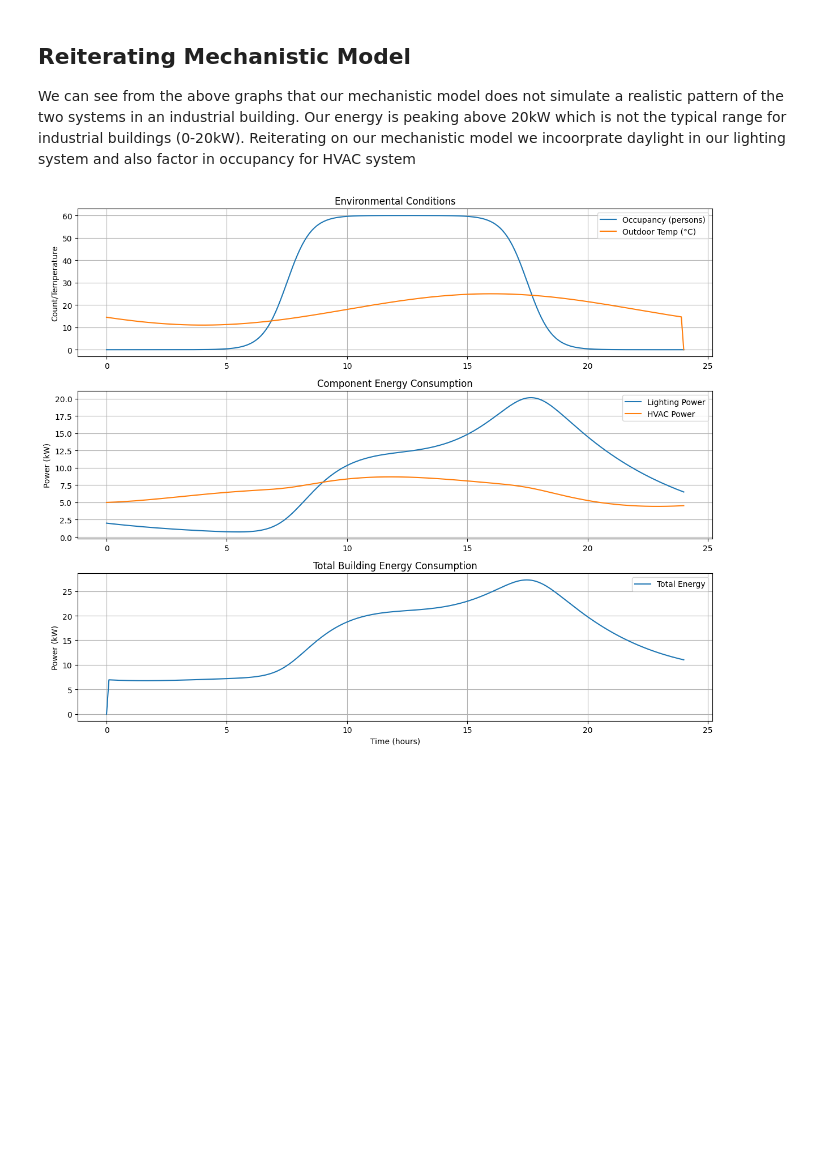
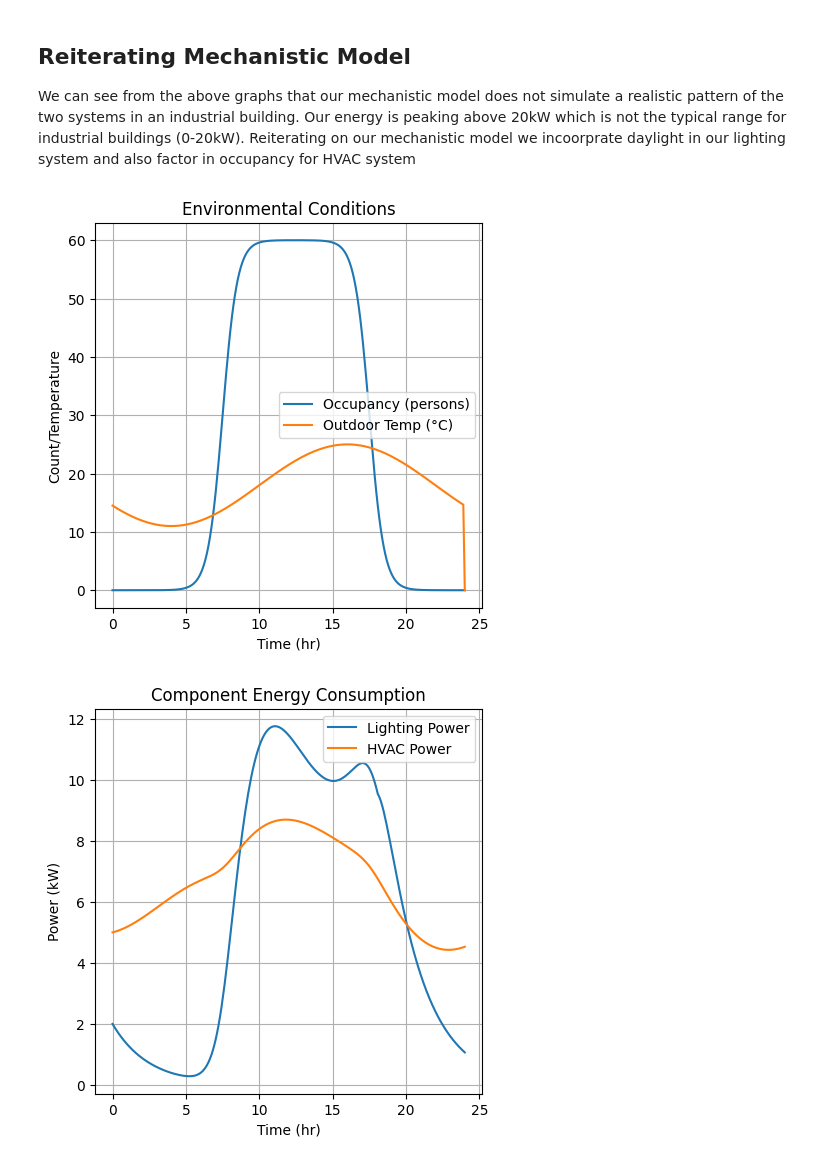
Before and after one commit to Themaytrix/mathmodeling_proj, a Jupyter notebook: proj1.ipynb, the cells around one changed output. Drawn from its saved outputs; the diff is of its cells as text; code cells hidden in the pictures; blank space fills up the shorter version.

```diff
--- a/proj1.ipynb
+++ b/proj1.ipynb
@@ -79,8 +85,8 @@ P_hvac = np.array([[0.75, 0.25],  # Moderate temperature, low HVAC consumption
 # defining constants
 k1 = 0.1    # Lighting response to occupancy (kW/person)
 k2 = 0.2  # Lighting decay rate (1/hours)
-k3 = 0.15   # HVAC response to temp difference (kW/°C)
-k4 = 0.08   # HVAC control efficiency (1/hours)
+k3 = 0.12   # HVAC response to temp difference (kW/°C)
+k4 = 0.15   # HVAC control efficiency (1/hours)
 T_in = 22
 T= 24 #unit time in hours (considering a day)
 
@@ -98,8 +104,8 @@ states_light = np.zeros(n_steps, dtype=int)
 states_hvac = np.zeros(n_steps,dtype=int)
 
 # define intial values for lighting and energy
-L_t[0] = 0.1
-H_t[0] = 0.1
+L_t[0] = 2
+H_t[0] = 5
 
 
 # Initialize states - low occupancy, low energy, non-working hours
@@ -127,7 +133,7 @@ for i in range(n_steps-1):
 
     # computing rates
     dLdt = k1 * O_t - k2 * L_t[i]
-    dHdt = -k3 * (T_out - T_in)
+    dHdt = -k3 * (T_out - T_in) - k4*H_t[i]
 
     # computing forward euler
     L_t[i+1] = L_t[i] + dLdt * dt
@@ -139,6 +145,8 @@ plt.figure(figsize=(7,7))
 plt.plot(time, [occupancy(t,max_o) for t in time], label='Occupancy')
 plt.plot(time, [outdoor_temp(t) for t in time], label='Outdoor Temp (°C)')
 plt.title('External Conditions')
+plt.xlabel('Time(hr)')
+plt.ylabel('Temperature / Number of occupants')
 plt.legend()
 plt.grid(True)
 plt.show()
@@ -157,6 +165,8 @@ plt.figure(figsize=(7,7))
 plt.plot(time, L_t, label='Lighting Energy')
 plt.plot(time, H_t, label='HVAC Energy')
 plt.title('Component Energy Consumption')
+plt.xlabel('Time (hours)')
+plt.ylabel('Power (kWh)')
 plt.legend()
 plt.grid(True)
 plt.show()
@@ -269,8 +196,8 @@ import numpy as np
 import matplotlib.pyplot as plt
 
 # Constants
-k1 = 0.08    # Lighting response to occupancy (kW/person)
-k2 = 0.1     # Lighting decay rate (1/hours)
+k1 = 0.1   # Lighting response to occupancy (kW/person)
+k2 = 0.2     # Lighting decay rate (1/hours)
 k3 = 0.12    # HVAC response to temp difference (kW/°C)
 k4 = 0.15    # HVAC control efficiency (1/hours)
 k5 = 0.02    # Additional HVAC load per person (kW/person)
@@ -285,6 +212,7 @@ time = np.linspace(0, T, n_steps)
 # Time constants for more realistic response
 lighting_time_constant = 0.5  # hours
 hvac_time_constant = 1.2      # hours
+max_0 =60
 
 # Your original occupancy function with smoother transitions
 def occupancy(t, max_o=60):
@@ -302,7 +230,7 @@ def outdoor_temp(t):
 def daylight_availability(t):
     t = t % 24
     if 6 <= t <= 18:  # Daytime hours
-        return 0.7 * np.sin((t-6)*np.pi/12)  # Peaks at noon
+        return 0.7 * np.sin((t-6)*np.pi/15)  # Peaks at 3 noon
     return 0  # Night time
 
 # Initialize arrays (your original variables)
@@ -316,6 +244,19 @@ temp_out = np.zeros(n_steps) # Temperature tracking
 L_t[0] = 2.0  # Initial lighting (kW)
 H_t[0] = 5.0  # Initial HVAC (kW)
 
+# transition Matrix
+# considering transition for lighting and HVAC system
+P_lighting = np.array([[0.85, 0.15],  # Night, mostly low energy with small chance for high energy
+                       [0.20, 0.80]])  # Daytime, high occupancy, high energy stays dominant
+
+P_hvac = np.array([[0.75, 0.25],  # Moderate temperature, low HVAC consumption
+                   [0.30, 0.70]])  # High temperature, high HVAC consumption
+# states
+l_states =np.zeros(T)
+hvac_states = np.zeros(T)
+l_states[0] = 0
+hvac_states[0] = 0
+
 # Forward Euler solution (your original structure)
 for i in range(n_steps-1):
     t = time[i]
@@ -326,48 +267,48 @@ for i in range(n_steps-1):
     daylight = daylight_availability(t)
     T_diff = temp_out[i] - T_in
 
+
+    #     states
+    l_states[i+1] = np.random.choice([0, 1], p=P_lighting[])
+    hvac_states[0] = np.random.choice([0, 1], p=P_hvac[])
+
+
+
     # Modified lighting ODE with daylight harvesting
-    dLdt = (k1 * occup[i] * (1 - daylight) - k2 * L_t[i]) / lighting_time_constant
+    dLdt = (k1 * min(occup[i],max_o)*(1-daylight)  - k2 * L_t[i]) / lighting_time_constant
 
     # Modified HVAC ODE with occupancy effect
     dHdt = (-k3 * T_diff + k5 * occup[i] - k4 * H_t[i]) / hvac_time_constant
 
     # Your original forward Euler implementation
     L_t[i+1] = L_t[i] + dLdt * dt
     H_t[i+1] = H_t[i] + dHdt * dt
     E_t[i+1] = L_t[i+1] + H_t[i+1]
 
 # Plotting (enhanced version of your original plots)
-plt.figure(figsize=(12, 10))
+
 
 # Environmental conditions
-plt.subplot(3, 1, 1)
+plt.figure(figsize=(5, 5))
 plt.plot(time, occup, label='Occupancy (persons)')
 plt.plot(time, temp_out, label='Outdoor Temp (°C)')
 plt.title('Environmental Conditions')
+plt.xlabel('Time (hr)')
 plt.ylabel('Count/Temperature')
 plt.legend()
 plt.grid(True)
+plt.show()
 
 # Component energy
-plt.subplot(3, 1, 2)
+plt.figure(figsize=(5, 5))
 plt.plot(time, L_t, label='Lighting Power')
 plt.plot(time, H_t, label='HVAC Power')
 plt.title('Component Energy Consumption')
+plt.xlabel('Time (hr)')
 plt.ylabel('Power (kW)')
 plt.legend()
 plt.grid(True)
-
-# Total energy
-plt.subplot(3, 1, 3)
-plt.plot(time, E_t, label='Total Energy')
-plt.title('Total Building Energy Consumption')
-plt.xlabel('Time (hours)')
-plt.ylabel('Power (kW)')
-plt.legend()
-plt.grid(True)
-
-plt.tight_layout()
 plt.show()
 # %% [output]
-[figure, old version]
+[figure, new version]
+[figure, added]
```
Also changed, not shown: parts of 5 cells of this notebook, 1 other file.
